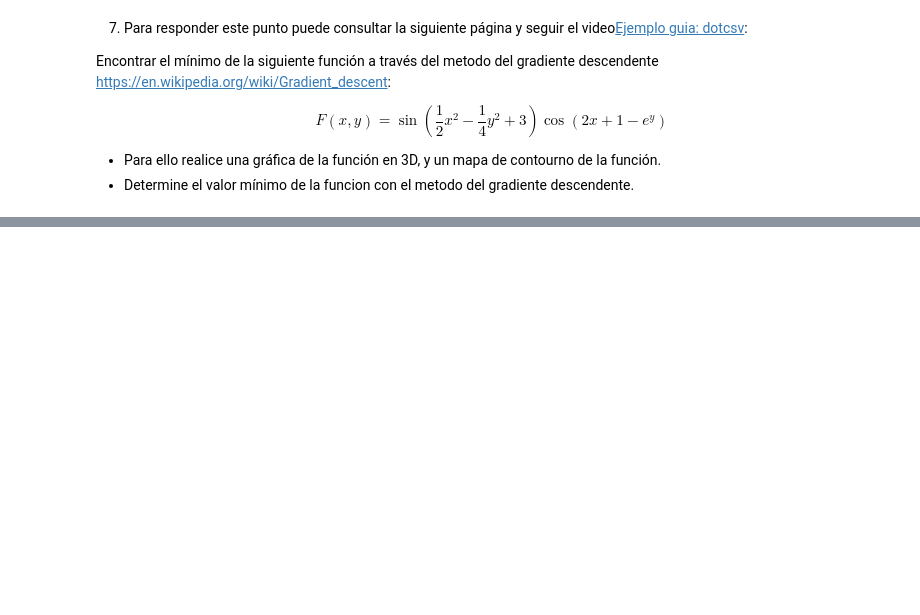
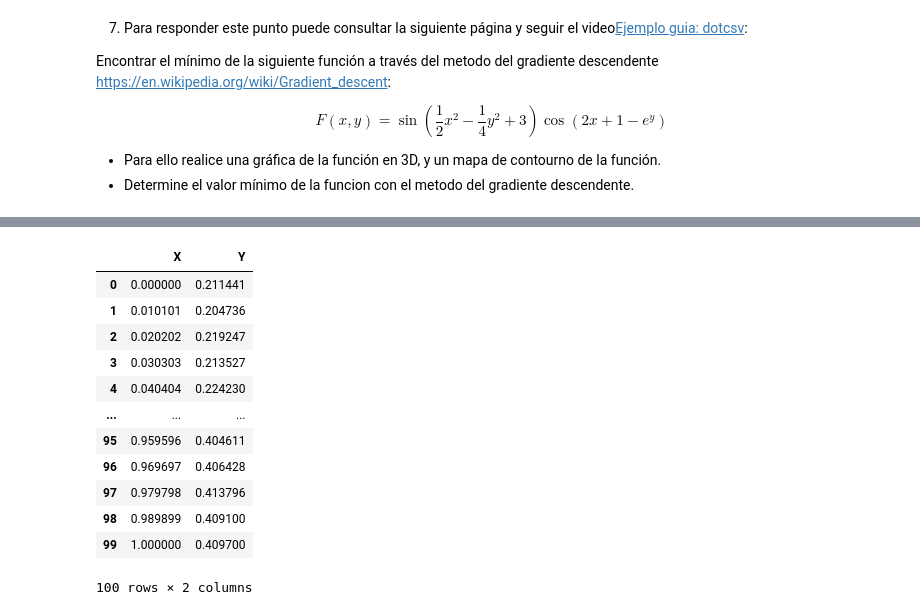
Before and after one commit to hernansalinas/Curso_aprendizaje_estadistico, a Jupyter notebook: Tareas/Camacho/Laboratorio_03.ipynb, the cells around one changed output, grey strips where cells are left out. Saved outputs shown, nothing was run; the diff lists cells and outputs as text; code cells hidden in the pictures; blank space fills up the shorter version.

```diff
--- a/Tareas/Camacho/Laboratorio_03.ipynb
+++ b/Tareas/Camacho/Laboratorio_03.ipynb
@@ -310,0 +312,18 @@ y = 0.2 + 0.2 * X + 0.02 * np.random.random(100)
+# %%
+# Pasando a un DataFrame los datos dados
+df1 = pd.DataFrame({'X': X, 'Y': y})
+df1
+# %% [output]
+|  | X | Y |
+| 0 | 0.000000 | 0.211441 |
+| 1 | 0.010101 | 0.204736 |
+| 2 | 0.020202 | 0.219247 |
+| 3 | 0.030303 | 0.213527 |
+| 4 | 0.040404 | 0.224230 |
+| ... | ... | ... |
+| 95 | 0.959596 | 0.404611 |
+| 96 | 0.969697 | 0.406428 |
+| 97 | 0.979798 | 0.413796 |
+| 98 | 0.989899 | 0.409100 |
+| 99 | 1.000000 | 0.409700 |
+100 rows × 2 columns
```
Also changed, not shown: parts of 22 cells of this notebook.
